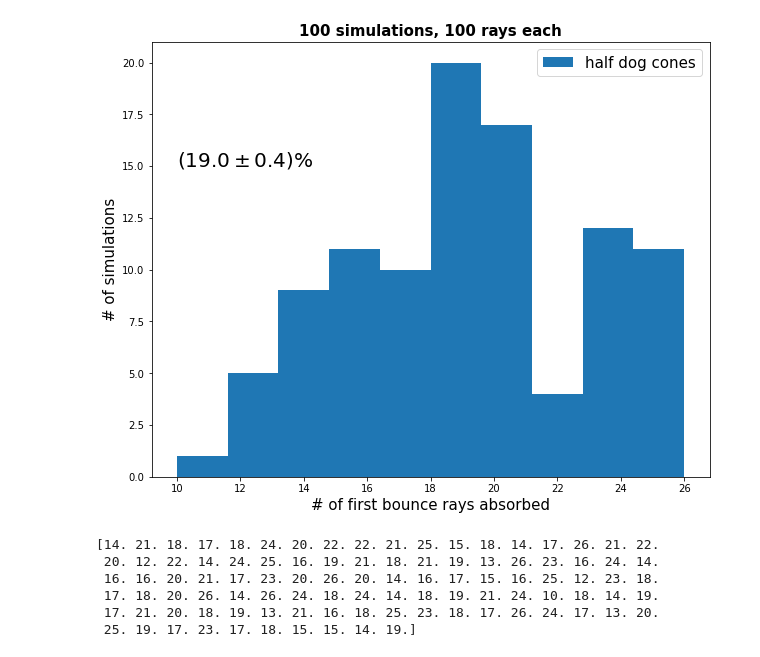
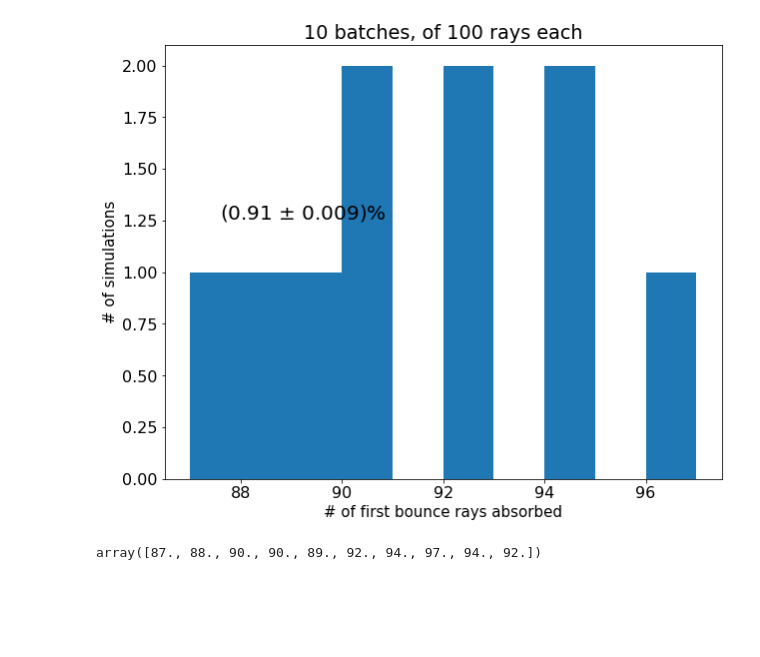
Before and after one commit to orenir49/project-lightguide, a Jupyter notebook: light_guide.ipynb, the cells around one changed output. Saved outputs shown, nothing was run; the diff lists cells and outputs as text; code cells hidden in the pictures; blank space fills up the shorter version.

Commit message:
cleaned up, added sanity checks, efficiency test, multiple bounces

```diff
--- a/light_guide.ipynb
+++ b/light_guide.ipynb
@@ -77,3 +14,37 @@ l= 0.3048802457287246
+# %%
+### dog cone properties ###
+
+rf = 0.075 # radius of quarz fiber/rod
+rc = 0.09 # small radius of dog cone
+RC = 0.2066726188957803 # big radius of dog cone
+a = 3*pi/8 # angle of the cone
+lc = ((2*rf + rc - rf)*sin(pi/4)/sin(a-pi/4)).evalf() # length of the cone (straight line along the surface)
+hc = (lc*sin(a)).evalf() # height of the cone itself
+cone_grid = np.zeros((5,25)) # boolean grid (0=False,1=True). Specifies whether rod 'm,k' has a dog cone.
+for i in range(cone_grid.shape[1]):
+    cone_grid[:,i] = (i+1)%2 # even places get dog cone, odd don't
+
+### general properties of the system ###
+
+xb = 4.89/2 # base limits are (-xb,xb)x(-yb,yb) [cm], it's located on z=0 plane
+yb = 4.64/2 # this bounds but doesn't determine the rod grid. This never shows up again in the code.
+xp = 0.50 # PMT limits are (-xp,xp)x(-yp,yp) [cm], located on z=h plane
+yp = 0.58 # this data is accurately taken from the ZDC solidworks assembly
+h = 7
+p_absorb = 0.1 # this is the probability for a photon to get absorbed in the metal instead of reflecting
+
+### properties of the light sources (rods)
+
+x0 = 1.4 # furthest chamber from the symmetry axis (along beam axis)
+y0 = 2.16 # furthest rod from the symmetry axis (along chamber axis)
+x_source = np.linspace(-x0,x0,5) # 5 chambers along the (real) beam axis, roughly spaced 0.7[cm] apart.
+y_source = np.linspace(-y0,y0,25) # 25 rods per chamber, roughly spaced 0.18[cm] apart (minimal spacing is 0.15[cm] corresponding to the rod diameter)
+source_grid = np.meshgrid(x_source,y_source) # the rod 'm,k' will be located at x=grid[0][k,m] and y=grid[1][k,m]
+offset_grid = cone_grid * 0.5 # the rod 'm,k' will be located at z=offset_grid[m,k] (dog cone should be higher).
+
+### winston cone
+m = -0.5*(xp**2+yp**2)**(-0.5) # this is a paraboloid focused at (0,0,h)- the only one to pass through (xp,yp,h)
+winston_cone = m*(N[0]**2 + N[1]**2) + h - 1/(4*m) # this should be a protected variable!!!
 # %%
 def Ray_Generator_ZDC():
     # Chooses a fiber/rod in random, from a defined grid
@@ -363,20 +398,5 @@ efficiency is 0.1909 +- 0.0038732286273856858 based on 10000 rays
-# %%
-plt.figure(figsize=(10,8))
-plt.hist(res_arr,bins=10,label='half dog cones')
-plt.title('100 simulations, 100 rays each',fontdict={'size':15,'weight':'bold'})
-plt.text(10,15,r'$(19.0\pm 0.4)$%',fontdict={'size':20})
-plt.xlabel('# of first bounce rays absorbed',fontdict={'size':15})
-plt.ylabel('# of simulations',fontdict={'size':15})
-plt.legend(fontsize=15)
-plt.show()
-# %% [output]
-[figure, removed]
-# %%
-print(res_arr)
-# %% [output]
-[14. 21. 18. 17. 18. 24. 20. 22. 22. 21. 25. 15. 18. 14. 17. 26. 21. 22.
- 20. 12. 22. 14. 24. 25. 16. 19. 21. 18. 21. 19. 13. 26. 23. 16. 24. 14.
- 16. 16. 20. 21. 17. 23. 20. 26. 20. 14. 16. 17. 15. 16. 25. 12. 23. 18.
- 17. 18. 20. 26. 14. 26. 24. 18. 24. 14. 18. 19. 21. 24. 10. 18. 14. 19.
- 17. 21. 20. 18. 19. 13. 21. 16. 18. 25. 23. 18. 17. 26. 24. 17. 13. 20.
- 25. 19. 17. 23. 17. 18. 15. 15. 14. 19.]
+# %%
+Test_Efficiency(N[2]-winston_cone,N_iter=10,N_ray=100,N_proc=10,N_bounce=1,parallel=True,cones=False)
+# %% [output]
+[figure, added]
+array([87., 88., 90., 90., 89., 92., 94., 97., 94., 92.])
```
Also changed, not shown: parts of 8 cells of this notebook.
